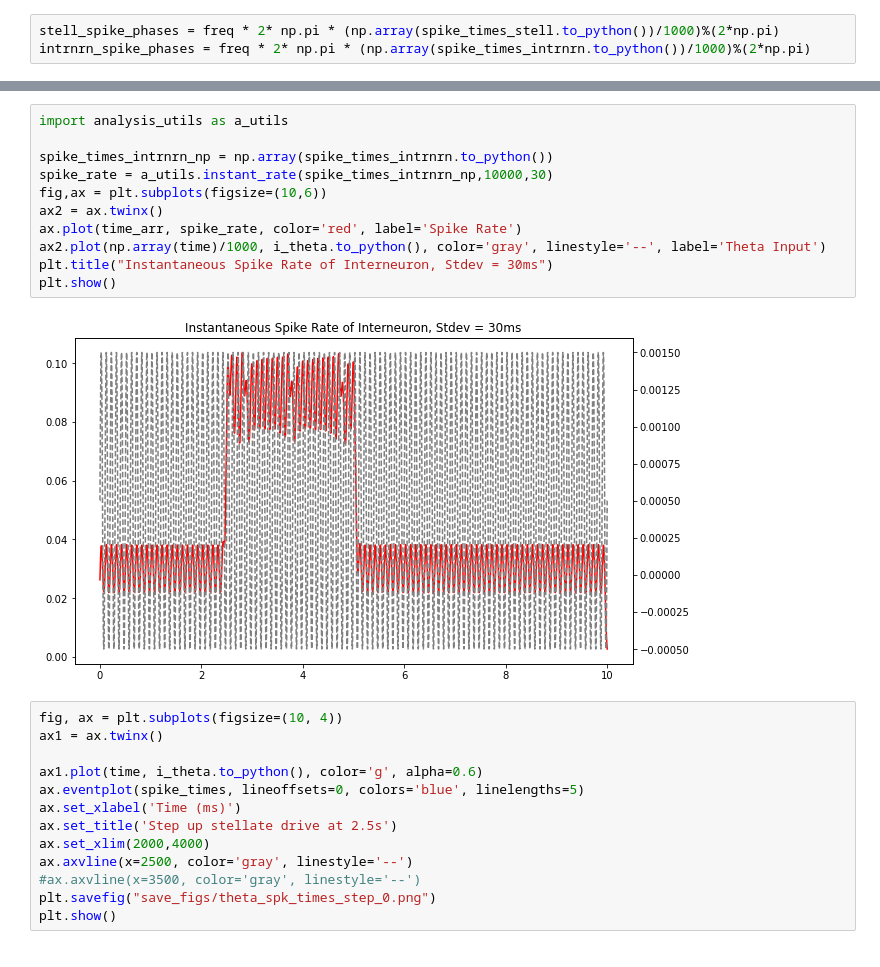
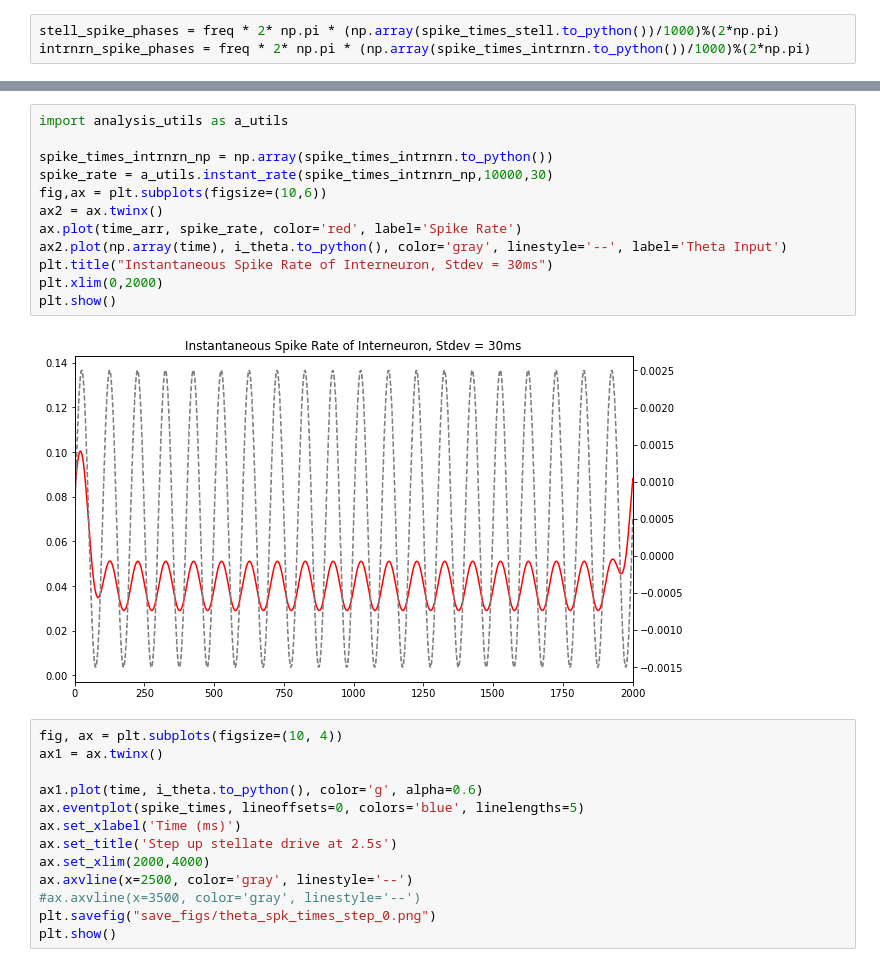
Before and after one commit to tiny-infinity/GridCellsTheta, a Jupyter notebook: amitabha_bose.ipynb, the cells around one changed output, grey strips where cells are left out. Drawn from its saved outputs; the diff is of its cells as text.

```diff
--- a/amitabha_bose.ipynb
+++ b/amitabha_bose.ipynb
@@ -152,16 +219,17 @@ plt.show()
 # %%
 import analysis_utils as a_utils
 
 spike_times_intrnrn_np = np.array(spike_times_intrnrn.to_python())
 spike_rate = a_utils.instant_rate(spike_times_intrnrn_np,10000,30)
 fig,ax = plt.subplots(figsize=(10,6))
 ax2 = ax.twinx()
 ax.plot(time_arr, spike_rate, color='red', label='Spike Rate')
-ax2.plot(np.array(time)/1000, i_theta.to_python(), color='gray', linestyle='--', label='Theta Input')
+ax2.plot(np.array(time), i_theta.to_python(), color='gray', linestyle='--', label='Theta Input')
 plt.title("Instantaneous Spike Rate of Interneuron, Stdev = 30ms")
+plt.xlim(0,2000)
 plt.show()
 # %% [output]
-[figure, old version]
+[figure, new version]
 # %%
 fig, ax = plt.subplots(figsize=(10, 4))
 ax1 = ax.twinx()
```
Also changed, not shown: parts of 5 cells of this notebook, 7 other files.
